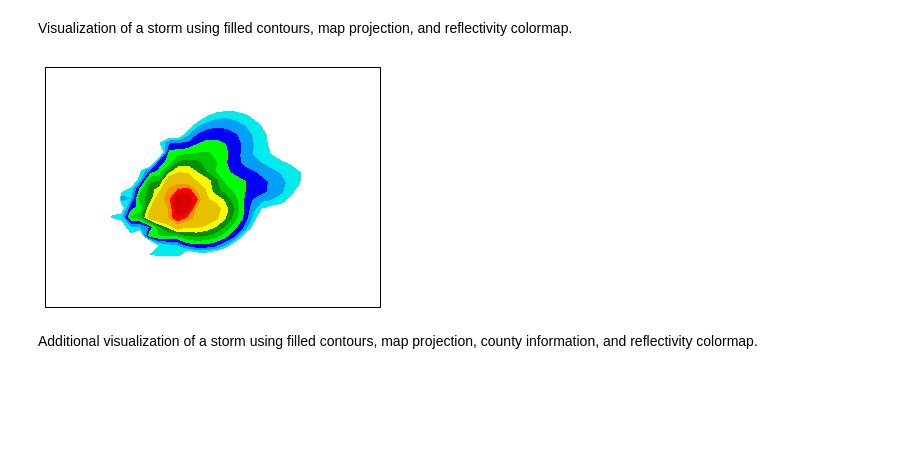
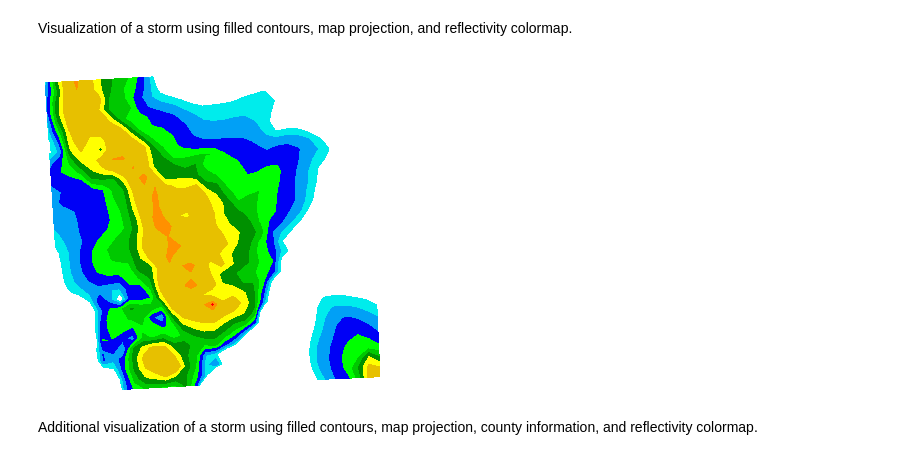
Before and after one commit to mariajmolina/deep-conus, a Jupyter notebook: notebooks/figures/figure1.ipynb, the cells around one changed output. Drawn from its saved outputs; the diff is of its cells as text; code cells hidden in the pictures; blank space fills up the shorter version.

Commit message:
review figures

```diff
--- a/notebooks/figures/figure1.ipynb
+++ b/notebooks/figures/figure1.ipynb
@@ -50,17 +58,27 @@ data.dbz_grid[6,:,:].plot()
 # %% [markdown]
 Visualization of a storm using filled contours, map projection, and reflectivity colormap.
 # %%
+data = xr.open_dataset(f'{current_stormpath}/current_SP3hourly_20100511.nc')
+
 levels=[0,5,10,15,20,25,30,35,40,45,50,55,60,65,70,75,80]
 cmap = colortables.get_colortable('NWSReflectivity')
 
+indx=50
+
 fig = plt.figure(figsize=(6.,6))
-ax = plt.axes(projection = proj)
-cs = ax.contourf(data.lons[6,:,:], data.lats[6,:,:], data.dbz_grid[6,:,:],
-                 levels=levels, cmap=cmap, transform = ccrs.PlateCarree())
-ax.set_extent([-100, -98.5, 31.25, 32.15], crs=ccrs.PlateCarree())
+ax = plt.axes()
+
+fig.patch.set_visible(False)
+ax.axis('off')
+
+cs = ax.contourf(data.lons[indx,:,:], data.lats[indx,:,:],
+                 data.dbz_grid[indx,:,:],
+                 levels=levels, cmap=cmap)#, transform = ccrs.PlateCarree())
+#ax.set_extent([-100, -98.5, 31.25, 32.15], crs=ccrs.PlateCarree())
+#plt.savefig(f'{figsave_path}/mcs_interp_10.png', bbox_inches='tight', dpi=500, transparent=True)
 plt.show()
 # %% [output]
-[figure, old version]
+[figure, new version]
 # %% [markdown]
 Additional visualization of a storm using filled contours, map projection, county information, and reflectivity colormap.
 # %%
```
Also changed, not shown: parts of 6 cells of this notebook, 1 other file.
